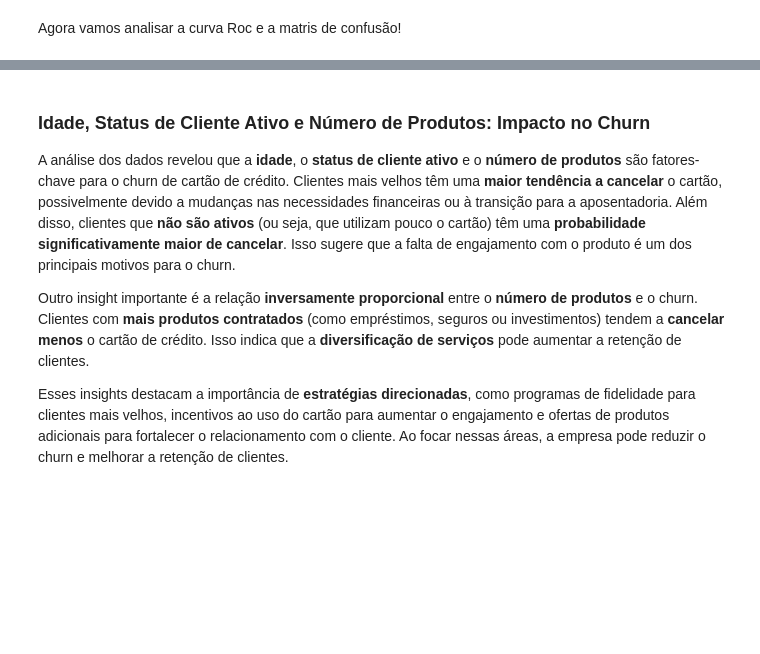
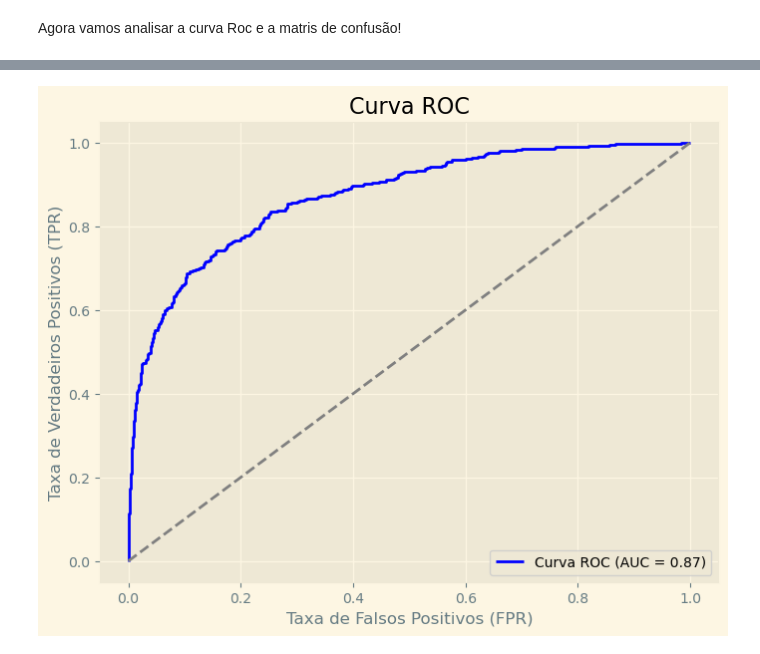
Before and after one commit to Riansito/Analise-_de_Churn_CLientes, a Jupyter notebook: Notebooks/modeloPredicao.ipynb, the cells around one changed output, grey strips where cells are left out. Cells and saved outputs as stored; diff of their text form; code cells hidden in the pictures; blank space fills up the shorter version.

```diff
--- a/Notebooks/modeloPredicao.ipynb
+++ b/Notebooks/modeloPredicao.ipynb
@@ -84,0 +61,26 @@ Separção de treino e teste feita, vamos agora partir para a implmentação dos
+# %%
+
+# Separar as colunas categóricas e numéricas
+cat_cols = ['Geography']
+
+# LabelEncode na coluna binária 'Gender'
+le_gen = LabelEncoder()
+X_train['Gender'] = le_gen.fit_transform(X_train['Gender'])
+X_test['Gender'] = le_gen.transform(X_test['Gender'])
+
+# OneHotEncode nas colunas com múltiplas categorias
+ohe = OneHotEncoder(drop=None, sparse_output=False)  # drop='first' para evitar multicolinearidade
+
+# Aplicar apenas nas colunas categóricas
+X_train_ohe = ohe.fit_transform(X_train[cat_cols])
+X_test_ohe = ohe.transform(X_test[cat_cols])
+
+# Converter para DataFrame e nomear colunas
+ohe_cols = ohe.get_feature_names_out(cat_cols)
+
+X_train_ohe = pd.DataFrame(X_train_ohe, columns=ohe_cols, index=X_train.index)
+X_test_ohe = pd.DataFrame(X_test_ohe, columns=ohe_cols, index=X_test.index)
+
+# Concatenar ohe ao restante dos dados
+X_train = pd.concat([X_train.drop(cat_cols, axis=1), X_train_ohe], axis=1)
+X_test = pd.concat([X_test.drop(cat_cols, axis=1), X_test_ohe], axis=1)
@@ -147,0 +186,13 @@ Após a analise dos resultados, vemos que o que se saiu melhor foi o XGBClassifi
+# %%
+
+parametrosBRFC = {
+    'n_estimators': randint(50, 300),       # número de árvores
+    'max_depth': randint(3, 10),            # profundidade máxima
+    'min_samples_split': randint(2, 10),    # mínimo de amostras para split
+    'min_samples_leaf': randint(1, 5),      # mínimo de amostras na folha
+    'max_features': ['sqrt', 'log2', None]   # Ajuste para desbalanceamento
+}
+
+melhorModeloBRFC, dfModelo = avalicaoModelo.avaliacaoHiperParametros(BalancedRandomForestClassifier, parametrosBRFC, "recall", X_train, y_train)
+
+dfModelo.head()
@@ -275,9 +279,4 @@ Text(0.5, 1.0, 'Importância das Variáveis no Modelo (Cores por Influência)')
-# %% [markdown]
-
-### **Idade, Status de Cliente Ativo e Número de Produtos: Impacto no Churn**
-
-A análise dos dados revelou que a **idade**, o **status de cliente ativo** e o **número de produtos** são fatores-chave para o churn de cartão de crédito. Clientes mais velhos têm uma **maior tendência a cancelar** o cartão, possivelmente devido a mudanças nas necessidades financeiras ou à transição para a aposentadoria. Além disso, clientes que **não são ativos** (ou seja, que utilizam pouco o cartão) têm uma **probabilidade significativamente maior de cancelar**. Isso sugere que a falta de engajamento com o produto é um dos principais motivos para o churn.
-
-Outro insight importante é a relação **inversamente proporcional** entre o **número de produtos** e o churn. Clientes com **mais produtos contratados** (como empréstimos, seguros ou investimentos) tendem a **cancelar menos** o cartão de crédito. Isso indica que a **diversificação de serviços** pode aumentar a retenção de clientes.
-
-Esses insights destacam a importância de **estratégias direcionadas**, como programas de fidelidade para clientes mais velhos, incentivos ao uso do cartão para aumentar o engajamento e ofertas de produtos adicionais para fortalecer o relacionamento com o cliente. Ao focar nessas áreas, a empresa pode reduzir o churn e melhorar a retenção de clientes.
+# %%
+avalicaoModelo.curvaRoc(melhorModeloBRFC, X_test, y_test)
+# %% [output]
+[figure, added]
```
Also changed, not shown: parts of 31 cells of this notebook, 1 other file.
